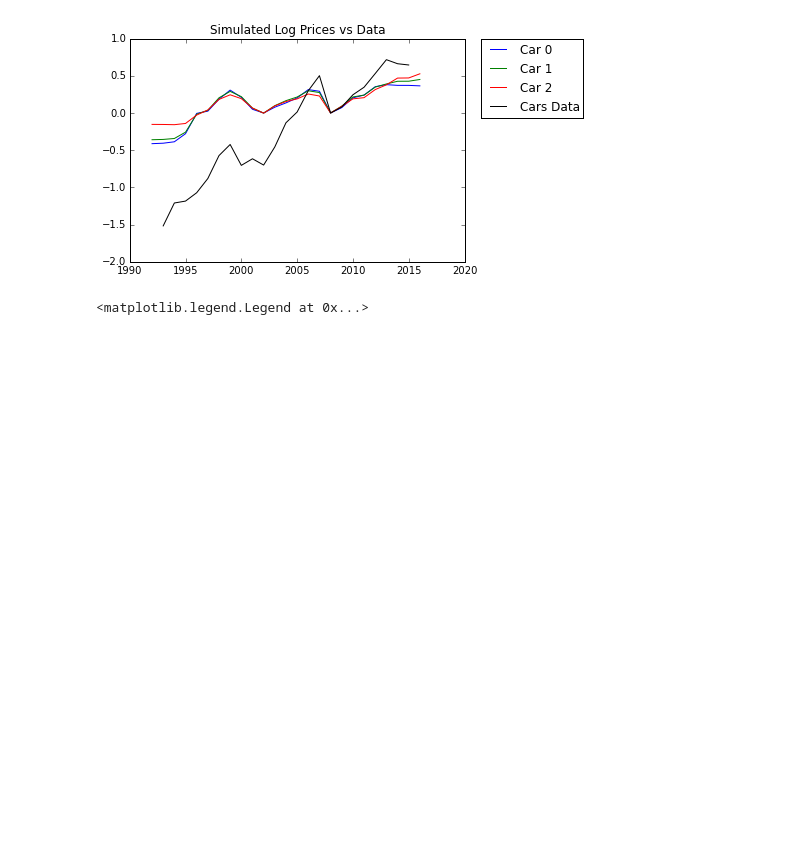
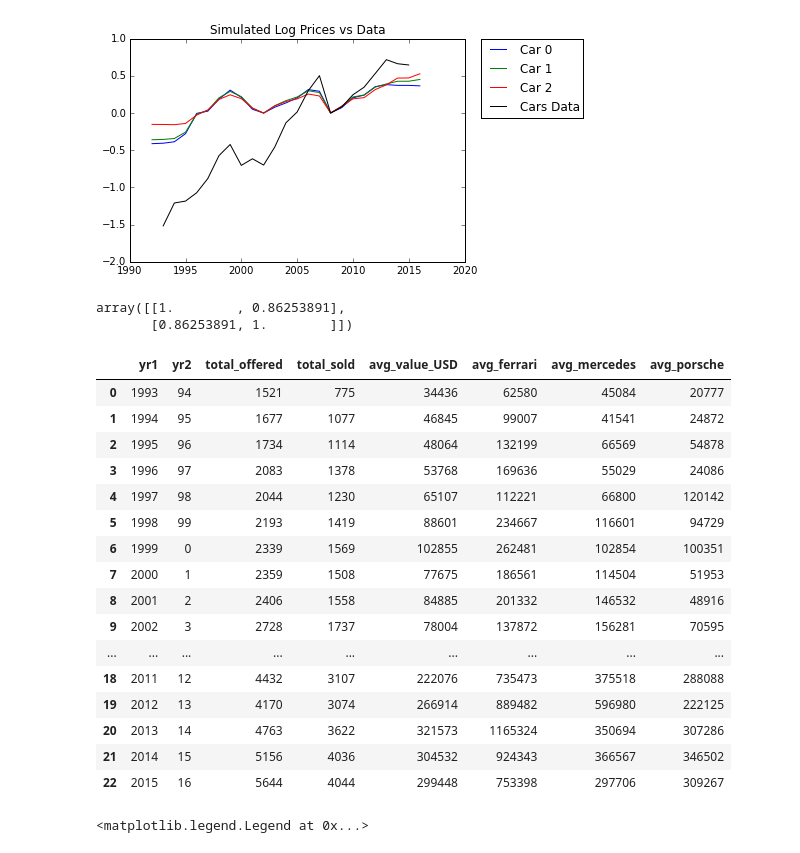
Before and after one commit to wolfgangrid/car_auctions_jupyter, a Jupyter notebook: cars_model_jupyter_state.ipynb, the cells around one changed output. Drawn from its saved outputs; the diff is of its cells as text; code cells hidden in the pictures; blank space fills up the shorter version.

```diff
--- a/cars_model_jupyter_state.ipynb
+++ b/cars_model_jupyter_state.ipynb
@@ -355,6 +365,37 @@ plt.title("Simulated Log Prices vs Data")
 # %% [output]
 <matplotlib.text.Text at 0x...>
 [figure]
+# %%
+#correlate data with S&P500
+np.corrcoef(df_prices['avg_value_USD'],df['avgsp'][1:24])
+
+#len(df_prices['avg_value_USD'].values)
+#len(df['avgsp'].values)
+
+#df[1:24]
+# %% [output]
+array([[1.        , 0.86253891],
+       [0.86253891, 1.        ]])
+# %%
+df_prices
+# %% [output]
+|  | yr1 | yr2 | total_offered | total_sold | avg_value_USD | avg_ferrari | avg_mercedes | avg_porsche |
+| 0 | 1993 | 94 | 1521 | 775 | 34436 | 62580 | 45084 | 20777 |
+| 1 | 1994 | 95 | 1677 | 1077 | 46845 | 99007 | 41541 | 24872 |
+| 2 | 1995 | 96 | 1734 | 1114 | 48064 | 132199 | 66569 | 54878 |
+| 3 | 1996 | 97 | 2083 | 1378 | 53768 | 169636 | 55029 | 24086 |
+| 4 | 1997 | 98 | 2044 | 1230 | 65107 | 112221 | 66800 | 120142 |
+| 5 | 1998 | 99 | 2193 | 1419 | 88601 | 234667 | 116601 | 94729 |
+| 6 | 1999 | 0 | 2339 | 1569 | 102855 | 262481 | 102854 | 100351 |
+| 7 | 2000 | 1 | 2359 | 1508 | 77675 | 186561 | 114504 | 51953 |
+| 8 | 2001 | 2 | 2406 | 1558 | 84885 | 201332 | 146532 | 48916 |
+| 9 | 2002 | 3 | 2728 | 1737 | 78004 | 137872 | 156281 | 70595 |
+| ... | ... | ... | ... | ... | ... | ... | ... | ... |
+| 18 | 2011 | 12 | 4432 | 3107 | 222076 | 735473 | 375518 | 288088 |
+| 19 | 2012 | 13 | 4170 | 3074 | 266914 | 889482 | 596980 | 222125 |
+| 20 | 2013 | 14 | 4763 | 3622 | 321573 | 1165324 | 350694 | 307286 |
+| 21 | 2014 | 15 | 5156 | 4036 | 304532 | 924343 | 366567 | 346502 |
+| 22 | 2015 | 16 | 5644 | 4044 | 299448 | 753398 | 297706 | 309267 |
 # %%
 fig, ax = plt.subplots()
 ax.plot(range(1993,2016),np.log(df_prices['avg_value_USD']/df_prices['avg_value_USD'][15]), label="Avg Price Data", color="black")
```
Also changed, not shown: parts of 2 cells of this notebook, 2 other files.
